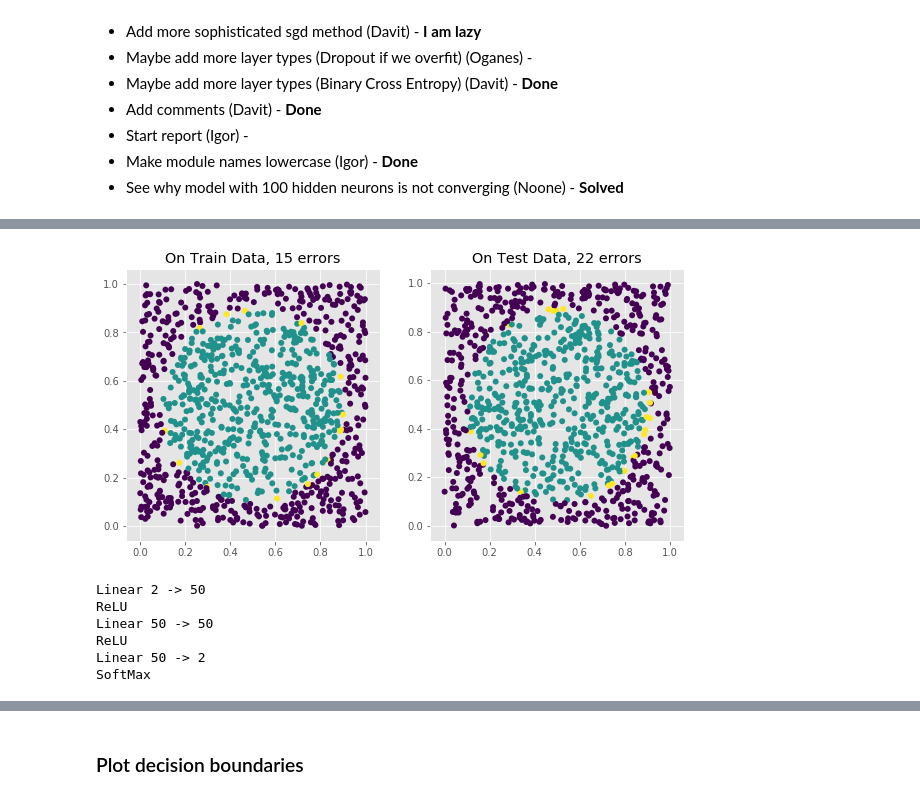
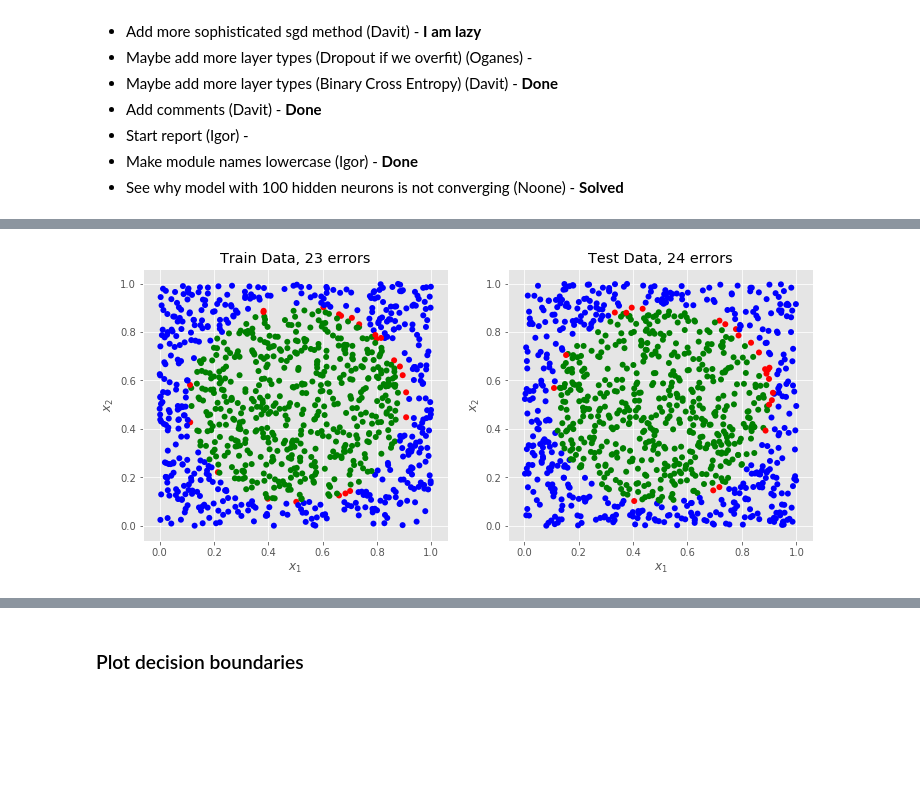
Before and after one commit to Davit98/Mini-Deep-Learning-Framework, a Jupyter notebook: Mini DL Framework.ipynb, the cells around one changed output, grey strips where cells are left out. Cells and saved outputs as stored; diff of their text form; code cells hidden in the pictures; blank space fills up the shorter version.

```diff
--- a/Mini DL Framework.ipynb
+++ b/Mini DL Framework.ipynb
@@ -49,15 +63,17 @@ plt.show()
 # %%
 net_loss = MSE()
 # %%
-def create_model(n_hidden=50):
+def create_model(n_hidden=25):
     net = Sequential(DenseLayer(2, n_hidden),
+                     ReLU(),
+                     DenseLayer(n_hidden, n_hidden),
                      ReLU(),
                      DenseLayer(n_hidden, n_hidden),
                      ReLU(),
                      DenseLayer(n_hidden, 2))
     return net
 # %%
-n_hidden = 50
+n_hidden = 25
 net = create_model(n_hidden)
 print(net)
 # %% [output]
@@ -78,7 +96,7 @@ def sgd(x, dx, config):
 
             cur_x.add_(-cur_old_grad)
 # %%
-def train_model(model, model_loss, train_data, train_target, lr=0.005, batch_size=1, plot_loss=False, n_epoch=60):
+def train_model(model, model_loss, train_data, train_target, lr=0.005, batch_size=1, plot_loss=False, n_epoch=50):
     optimizer_config = {'learning_rate': lr}
     train_loss_history = []
     test_loss_history = []
@@ -148,12 +166,17 @@ Number of errors on the test set: 22
 # %%
-plt.figure(figsize=(10, 5))
+plt.figure(figsize=(12, 5))
 plt.subplot(1, 2, 1)
-plt.scatter(train_data[:, 0], train_data[:, 1], c=train_res, edgecolors="none")
-plt.title(f'On Train Data, {errors_train} errors')
+plt.scatter(train_data[:, 0], train_data[:, 1], c=colour_labels(train_res), edgecolors='none')
+plt.xlabel(r'$x_{1}$')
+plt.ylabel(r'$x_{2}$')
+plt.title(f'Train Data, {errors_train} errors')
 
 plt.subplot(1, 2, 2)
-plt.scatter(test_data[:, 0], test_data[:, 1], c=test_res, edgecolors="none")
-plt.title(f'On Test Data, {errors_test} errors')
+plt.scatter(test_data[:, 0], test_data[:, 1], c=colour_labels(test_res), edgecolors='none')
+plt.xlabel(r'$x_{1}$')
+plt.ylabel(r'$x_{2}$')
+plt.title(f'Test Data, {errors_test} errors')
+
 plt.show()
 # %% [output]
-[figure, old version]
+[figure, new version]
@@ -161,8 +193,10 @@ plt.show()
 # Trying with cross-entropy loss
 net_loss = CrossEntropy()
 
-n_hidden = 50
+n_hidden = 25
 net = Sequential(DenseLayer(2, n_hidden),
+                 ReLU(),
+                 DenseLayer(n_hidden, n_hidden),
                  ReLU(),
                  DenseLayer(n_hidden, n_hidden),
                  ReLU(),
@@ -170,12 +204,5 @@ net = Sequential(DenseLayer(2, n_hidden),
                  SoftMax())
 
 print(net)
-# %% [output]
-Linear 2 -> 50
-ReLU
-Linear 50 -> 50
-ReLU
-Linear 50 -> 2
-SoftMax
 # %%
 train_model(net, net_loss, train_data, train_target, plot_loss=True, n_epoch=50)
```
Also changed, not shown: parts of 12 cells of this notebook, 2 other files.
